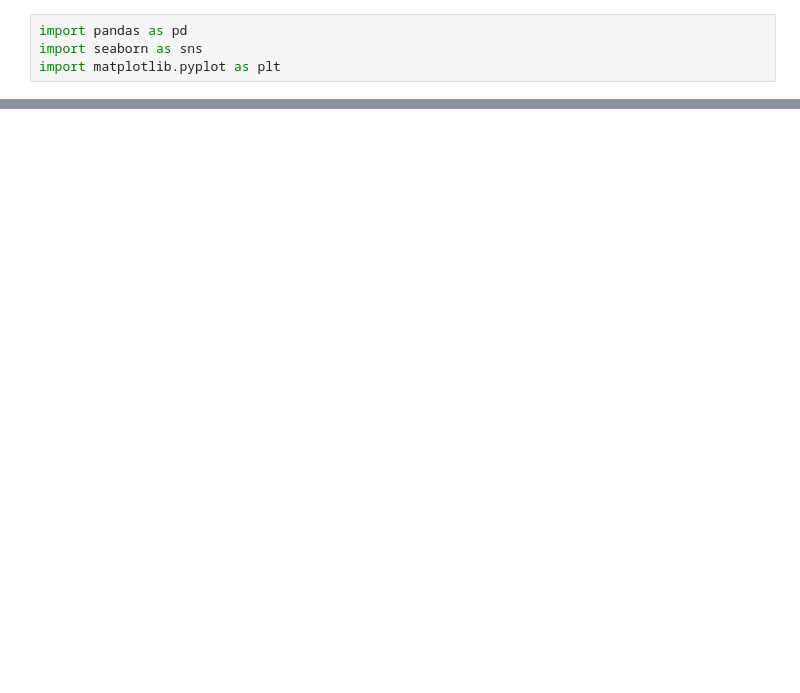
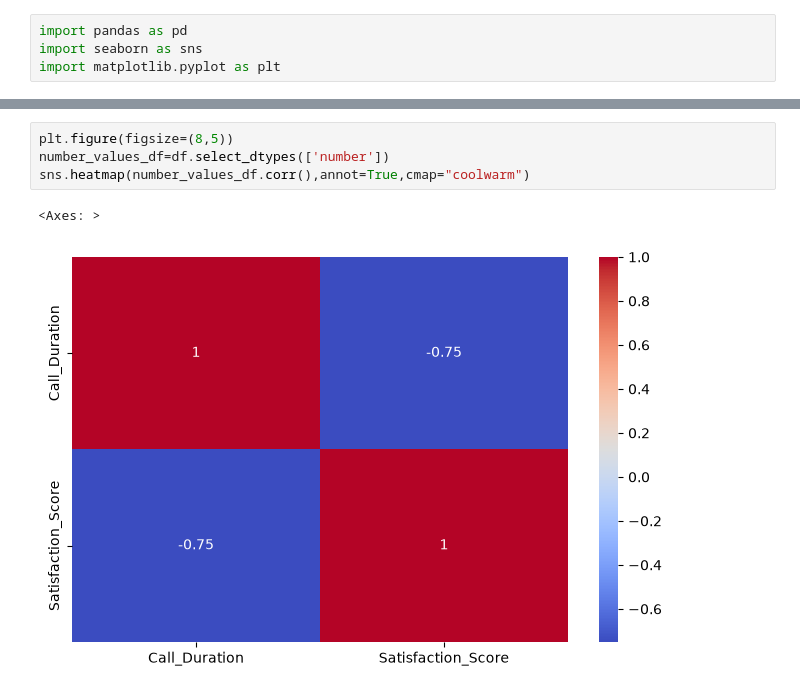
Before and after one commit to TanmayOke/PYTHON-FINAL-BOSS, a Jupyter notebook: seaborne/Untitled.ipynb, the cells around one changed output, grey strips where cells are left out. Cells and saved outputs as stored; diff of their text form; blank space fills up the shorter version.

```diff
--- a/seaborne/Untitled.ipynb
+++ b/seaborne/Untitled.ipynb
@@ -29,0 +48,7 @@ plt.show()
+# %%
+plt.figure(figsize=(8,5))
+number_values_df=df.select_dtypes(['number'])
+sns.heatmap(number_values_df.corr(),annot=True,cmap="coolwarm")
+# %% [output]
+<Axes: >
+[figure, added]
```
Also changed, not shown: parts of 6 cells of this notebook, 4 other files.
